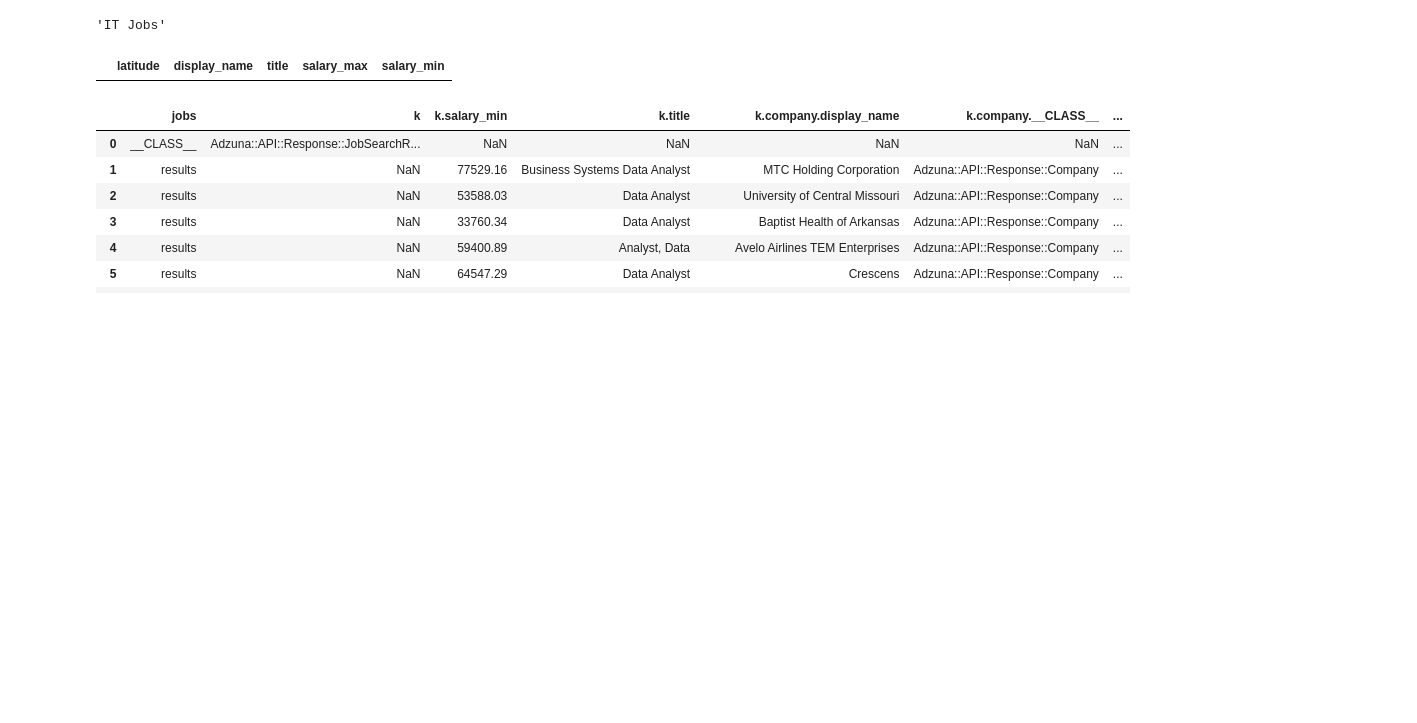
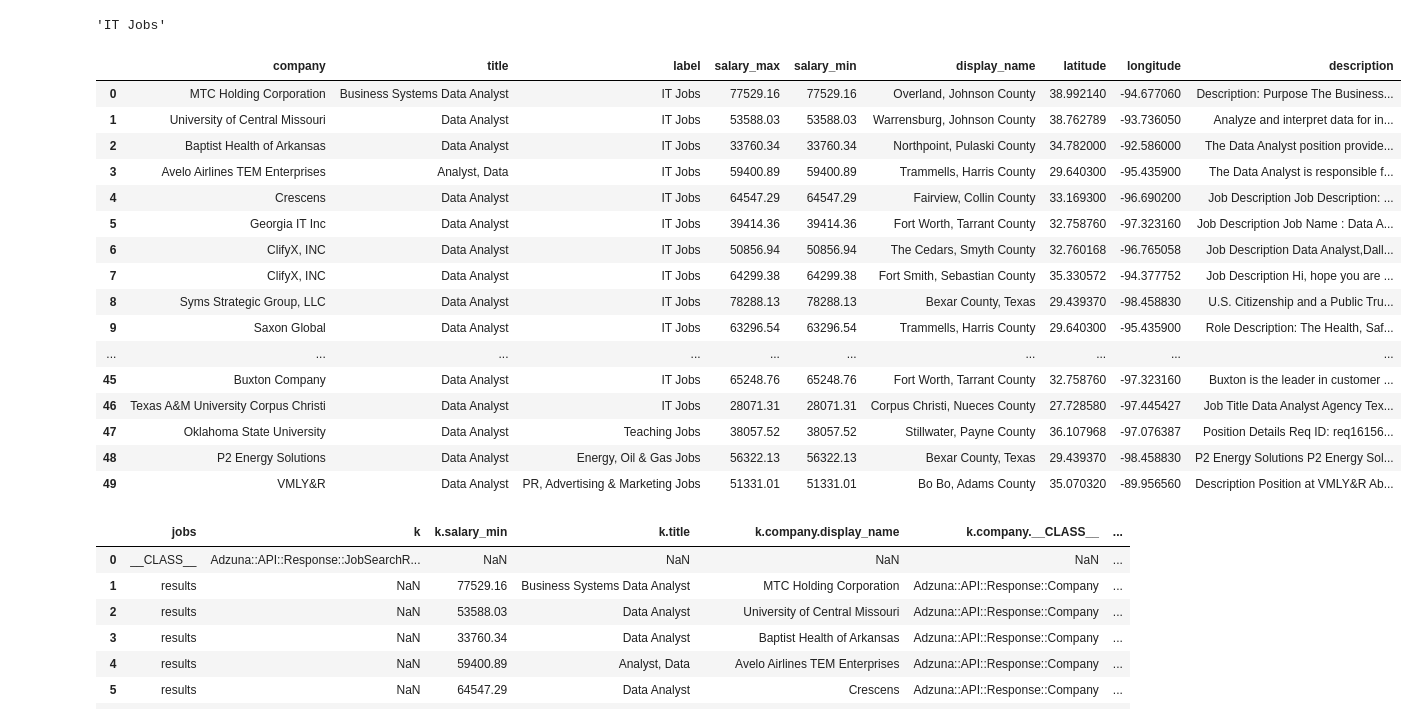
Before and after one commit to andres-raul-olvera/Job-Search-Analysis, a Jupyter notebook: test.ipynb, the cells around one changed output. Drawn from its saved outputs; the diff is of its cells as text; code cells hidden in the pictures; blank space fills up the shorter version.

Commit message:
dataframe created

```diff
--- a/test.ipynb
+++ b/test.ipynb
@@ -49,39 +49,65 @@ response['results'][0]['category']['label']
 # %%
 response = requests.get(testurl).json()
 data = {
-    # 'label': [],
-    'latitude': [],
-    'display_name': [],
+    'company': [],
     'title': [],
+    'label': [],
     'salary_max': [],
     'salary_min': [],
+    'display_name': [],
+    'latitude': [],
+    'longitude':[],
+    'description':[],
 }
+
 for x in response['results']:
     try:
-        # label = x['label']
+        company = x['company']['display_name']
+        label = x['category']['label']
         latitude = x['latitude']
-        display_name = x['display_name']
+        longitude = x['longitude']
+        display_name = x['location']['display_name']
         title = x['title']
         salary_max = x['salary_max']
         salary_min = x['salary_min']
+        description = x['description']
 
-        # data['label'].append(label)
+        data['company'].append(company)
+        data['label'].append(label)
         data['latitude'].append(latitude)
+        data['longitude'].append(longitude)
         data['title'].append(title)
         data['display_name'].append(display_name)
         data['salary_max'].append(salary_max)
         data['salary_min'].append(salary_min)
+        data['description'].append(description)
     except:
         None
 
 
 # pd.DataFrame(data).to_sql()
 
 df = pd.DataFrame(data)
 
 df
 # %% [output]
-|  | latitude | display_name | title | salary_max | salary_min |
+|  | company | title | label | salary_max | salary_min | display_name | latitude | longitude | description |
+| 0 | MTC Holding Corporation | Business Systems Data Analyst | IT Jobs | 77529.16 | 77529.16 | Overland, Johnson County | 38.992140 | -94.677060 | Description: Purpose The Business... |
+| 1 | University of Central Missouri | Data Analyst | IT Jobs | 53588.03 | 53588.03 | Warrensburg, Johnson County | 38.762789 | -93.736050 | Analyze and interpret data for in... |
+| 2 | Baptist Health of Arkansas | Data Analyst | IT Jobs | 33760.34 | 33760.34 | Northpoint, Pulaski County | 34.782000 | -92.586000 | The Data Analyst position provide... |
+| 3 | Avelo Airlines TEM Enterprises | Analyst, Data | IT Jobs | 59400.89 | 59400.89 | Trammells, Harris County | 29.640300 | -95.435900 | The Data Analyst is responsible f... |
+| 4 | Crescens | Data Analyst | IT Jobs | 64547.29 | 64547.29 | Fairview, Collin County | 33.169300 | -96.690200 | Job Description Job Description: ... |
+| 5 | Georgia IT Inc | Data Analyst | IT Jobs | 39414.36 | 39414.36 | Fort Worth, Tarrant County | 32.758760 | -97.323160 | Job Description Job Name : Data A... |
+| 6 | ClifyX, INC | Data Analyst | IT Jobs | 50856.94 | 50856.94 | The Cedars, Smyth County | 32.760168 | -96.765058 | Job Description Data Analyst,Dall... |
+| 7 | ClifyX, INC | Data Analyst | IT Jobs | 64299.38 | 64299.38 | Fort Smith, Sebastian County | 35.330572 | -94.377752 | Job Description Hi, hope you are ... |
+| 8 | Syms Strategic Group, LLC | Data Analyst | IT Jobs | 78288.13 | 78288.13 | Bexar County, Texas | 29.439370 | -98.458830 | U.S. Citizenship and a Public Tru... |
+| 9 | Saxon Global | Data Analyst | IT Jobs | 63296.54 | 63296.54 | Trammells, Harris County | 29.640300 | -95.435900 | Role Description: The Health, Saf... |
+| ... | ... | ... | ... | ... | ... | ... | ... | ... | ... |
+| 45 | Buxton Company | Data Analyst | IT Jobs | 65248.76 | 65248.76 | Fort Worth, Tarrant County | 32.758760 | -97.323160 | Buxton is the leader in customer ... |
+| 46 | Texas A&M University Corpus Christi | Data Analyst | IT Jobs | 28071.31 | 28071.31 | Corpus Christi, Nueces County | 27.728580 | -97.445427 | Job Title Data Analyst Agency Tex... |
+| 47 | Oklahoma State University | Data Analyst | Teaching Jobs | 38057.52 | 38057.52 | Stillwater, Payne County | 36.107968 | -97.076387 | Position Details Req ID: req16156... |
+| 48 | P2 Energy Solutions | Data Analyst | Energy, Oil & Gas Jobs | 56322.13 | 56322.13 | Bexar County, Texas | 29.439370 | -98.458830 | P2 Energy Solutions P2 Energy Sol... |
+| 49 | VMLY&R | Data Analyst | PR, Advertising & Marketing Jobs | 51331.01 | 51331.01 | Bo Bo, Adams County | 35.070320 | -89.956560 | Description Position at VMLY&R Ab... |
 # %%
 df = pd.DataFrame(response.items(), columns=['jobs', 'k']).explode('k')
 
```
Also changed, not shown: parts of 1 cell of this notebook.
